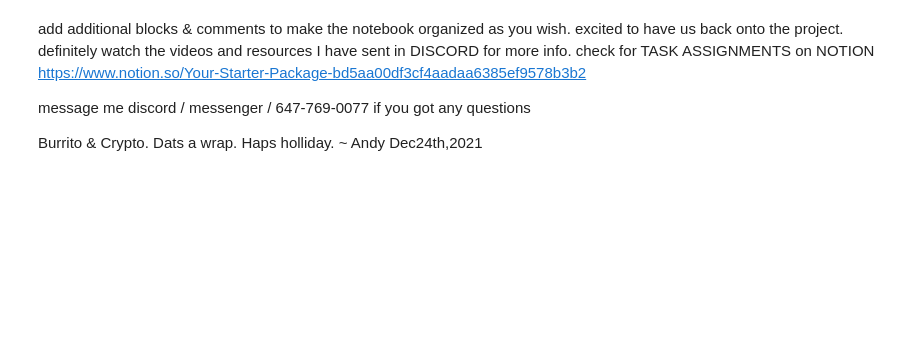
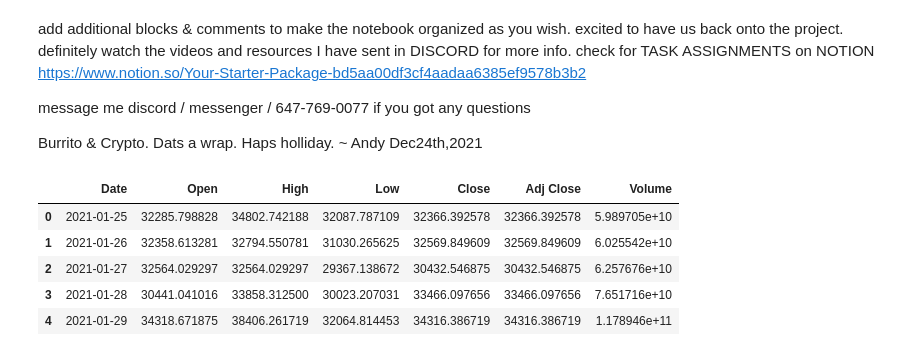
Before and after one commit to andy0207huang/2021-wai-crypto, a Jupyter notebook: Notebook/model.ipynb, the cells around one changed output. Drawn from its saved outputs; the diff is of its cells as text; code cells hidden in the pictures; blank space fills up the shorter version.

```diff
--- a/Notebook/model.ipynb
+++ b/Notebook/model.ipynb
@@ -15,0 +17,12 @@ Haps holliday. ~ Andy Dec24th,2021
+# %%
+# 2.import data
+data = pd.read_csv("../Data/BTC-USD.csv") # yahoo finance data
+data = data.sort_values("Date")
+data.head()
+# %% [output]
+|  | Date | Open | High | Low | Close | Adj Close | Volume |
+| 0 | 2021-01-25 | 32285.798828 | 34802.742188 | 32087.787109 | 32366.392578 | 32366.392578 | 5.989705e+10 |
+| 1 | 2021-01-26 | 32358.613281 | 32794.550781 | 31030.265625 | 32569.849609 | 32569.849609 | 6.025542e+10 |
+| 2 | 2021-01-27 | 32564.029297 | 32564.029297 | 29367.138672 | 30432.546875 | 30432.546875 | 6.257676e+10 |
+| 3 | 2021-01-28 | 30441.041016 | 33858.312500 | 30023.207031 | 33466.097656 | 33466.097656 | 7.651716e+10 |
+| 4 | 2021-01-29 | 34318.671875 | 38406.261719 | 32064.814453 | 34316.386719 | 34316.386719 | 1.178946e+11 |
```
Also changed, not shown: parts of 4 cells of this notebook, 1 other file.
